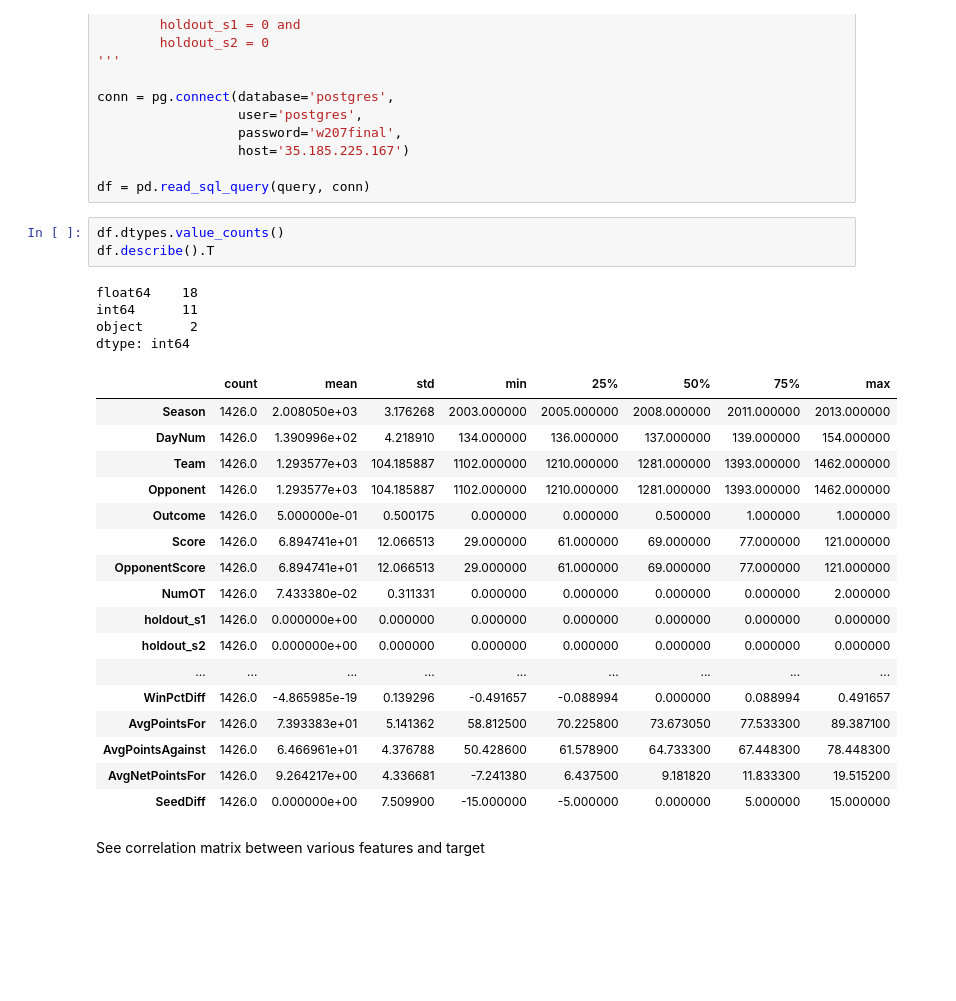
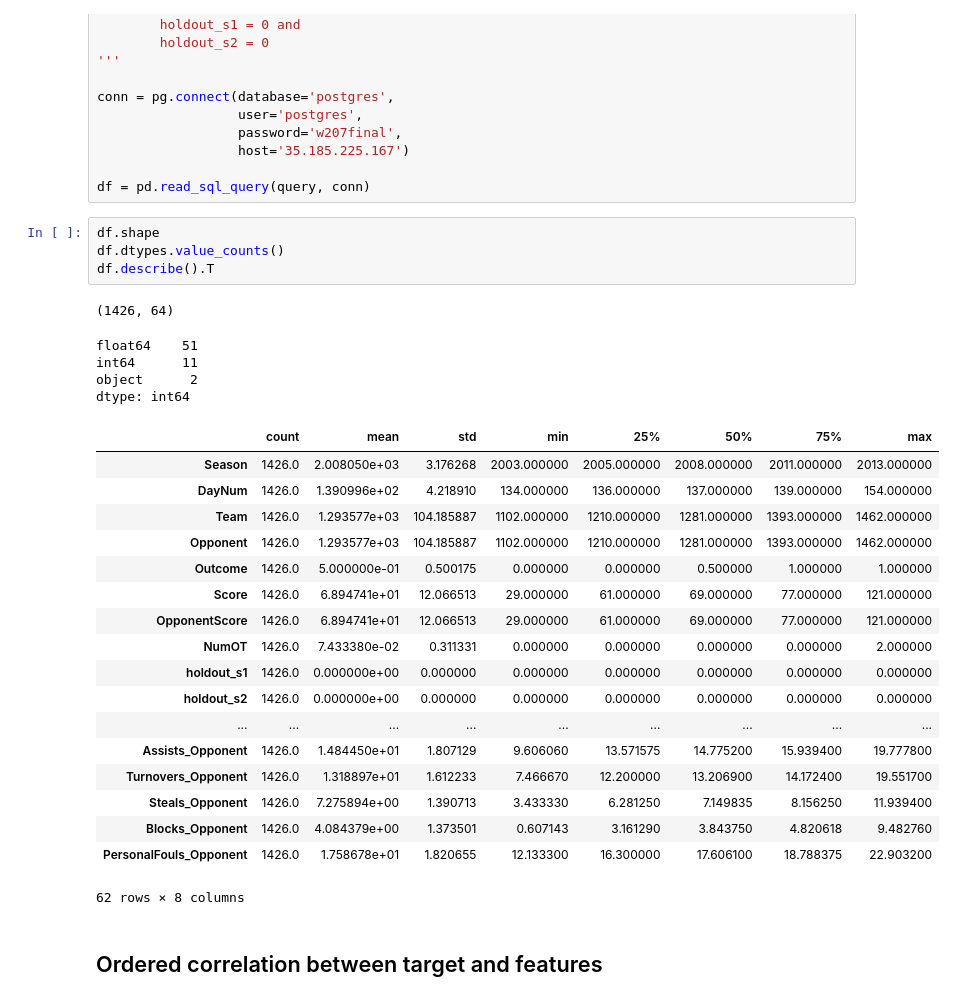
Before and after one commit to elyliu/mids-w207-final_proj-ncaa, a Jupyter notebook: Steve/01-eda-features.ipynb, the cells around one changed output. Saved outputs shown, nothing was run; the diff lists cells and outputs as text; blank space fills up the shorter version.

```diff
--- a/Steve/01-eda-features.ipynb
+++ b/Steve/01-eda-features.ipynb
@@ -39,32 +41,35 @@ conn = pg.connect(database='postgres',
 
 df = pd.read_sql_query(query, conn)
 # %%
+df.shape
 df.dtypes.value_counts()
 df.describe().T
 # %% [output]
-float64    18
-int64      11
-object      2
-dtype: int64
+(1426, 64)
+float64    51
+int64      11
+object      2
+dtype: int64
 |  | count | mean | std | min | 25% | 50% | 75% | max |
 | Season | 1426.0 | 2.008050e+03 | 3.176268 | 2003.000000 | 2005.000000 | 2008.000000 | 2011.000000 | 2013.000000 |
 | DayNum | 1426.0 | 1.390996e+02 | 4.218910 | 134.000000 | 136.000000 | 137.000000 | 139.000000 | 154.000000 |
 | Team | 1426.0 | 1.293577e+03 | 104.185887 | 1102.000000 | 1210.000000 | 1281.000000 | 1393.000000 | 1462.000000 |
 | Opponent | 1426.0 | 1.293577e+03 | 104.185887 | 1102.000000 | 1210.000000 | 1281.000000 | 1393.000000 | 1462.000000 |
 | Outcome | 1426.0 | 5.000000e-01 | 0.500175 | 0.000000 | 0.000000 | 0.500000 | 1.000000 | 1.000000 |
 | Score | 1426.0 | 6.894741e+01 | 12.066513 | 29.000000 | 61.000000 | 69.000000 | 77.000000 | 121.000000 |
 | OpponentScore | 1426.0 | 6.894741e+01 | 12.066513 | 29.000000 | 61.000000 | 69.000000 | 77.000000 | 121.000000 |
 | NumOT | 1426.0 | 7.433380e-02 | 0.311331 | 0.000000 | 0.000000 | 0.000000 | 0.000000 | 2.000000 |
 | holdout_s1 | 1426.0 | 0.000000e+00 | 0.000000 | 0.000000 | 0.000000 | 0.000000 | 0.000000 | 0.000000 |
 | holdout_s2 | 1426.0 | 0.000000e+00 | 0.000000 | 0.000000 | 0.000000 | 0.000000 | 0.000000 | 0.000000 |
 | ... | ... | ... | ... | ... | ... | ... | ... | ... |
-| WinPctDiff | 1426.0 | -4.865985e-19 | 0.139296 | -0.491657 | -0.088994 | 0.000000 | 0.088994 | 0.491657 |
-| AvgPointsFor | 1426.0 | 7.393383e+01 | 5.141362 | 58.812500 | 70.225800 | 73.673050 | 77.533300 | 89.387100 |
-| AvgPointsAgainst | 1426.0 | 6.466961e+01 | 4.376788 | 50.428600 | 61.578900 | 64.733300 | 67.448300 | 78.448300 |
-| AvgNetPointsFor | 1426.0 | 9.264217e+00 | 4.336681 | -7.241380 | 6.437500 | 9.181820 | 11.833300 | 19.515200 |
-| SeedDiff | 1426.0 | 0.000000e+00 | 7.509900 | -15.000000 | -5.000000 | 0.000000 | 5.000000 | 15.000000 |
+| Assists_Opponent | 1426.0 | 1.484450e+01 | 1.807129 | 9.606060 | 13.571575 | 14.775200 | 15.939400 | 19.777800 |
+| Turnovers_Opponent | 1426.0 | 1.318897e+01 | 1.612233 | 7.466670 | 12.200000 | 13.206900 | 14.172400 | 19.551700 |
+| Steals_Opponent | 1426.0 | 7.275894e+00 | 1.390713 | 3.433330 | 6.281250 | 7.149835 | 8.156250 | 11.939400 |
+| Blocks_Opponent | 1426.0 | 4.084379e+00 | 1.373501 | 0.607143 | 3.161290 | 3.843750 | 4.820618 | 9.482760 |
+| PersonalFouls_Opponent | 1426.0 | 1.758678e+01 | 1.820655 | 12.133300 | 16.300000 | 17.606100 | 18.788375 | 22.903200 |
+62 rows × 8 columns
-# %% [markdown]
-See correlation matrix between various features and target
+# %% [markdown]
+## Ordered correlation between target and features
 # %%
 target = ['Outcome']
 features = ['AvgRank', 'OpponentAvgRank', 'TwoPointPct_Team', 'ThreePointPct_Team',
```
Also changed, not shown: parts of 12 cells of this notebook, 2 other files.
